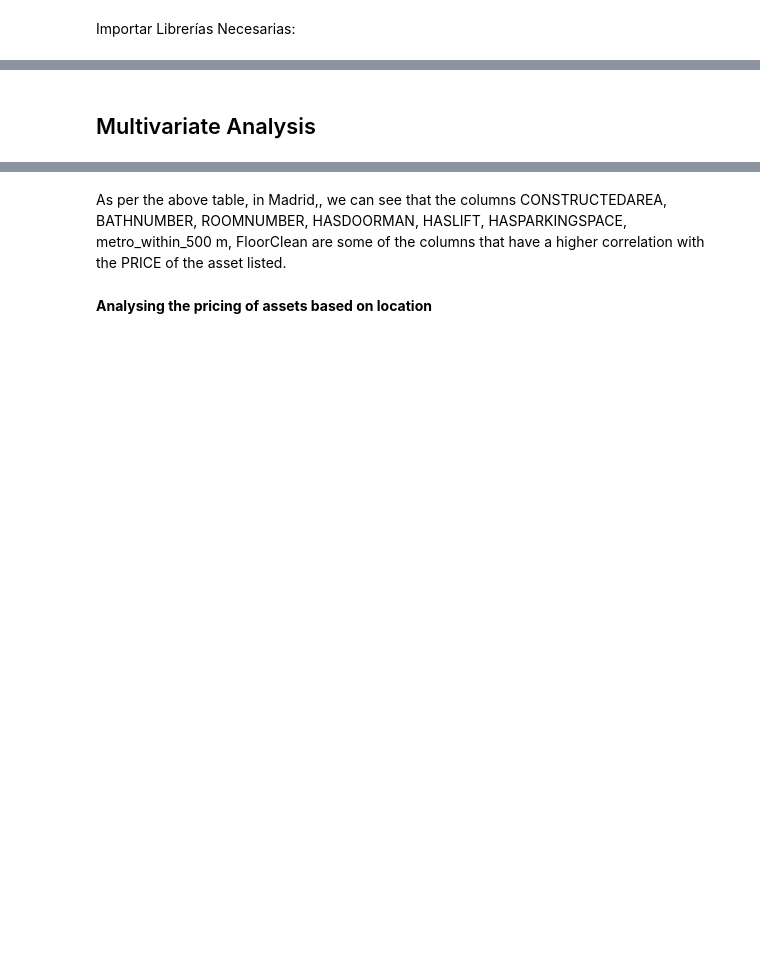
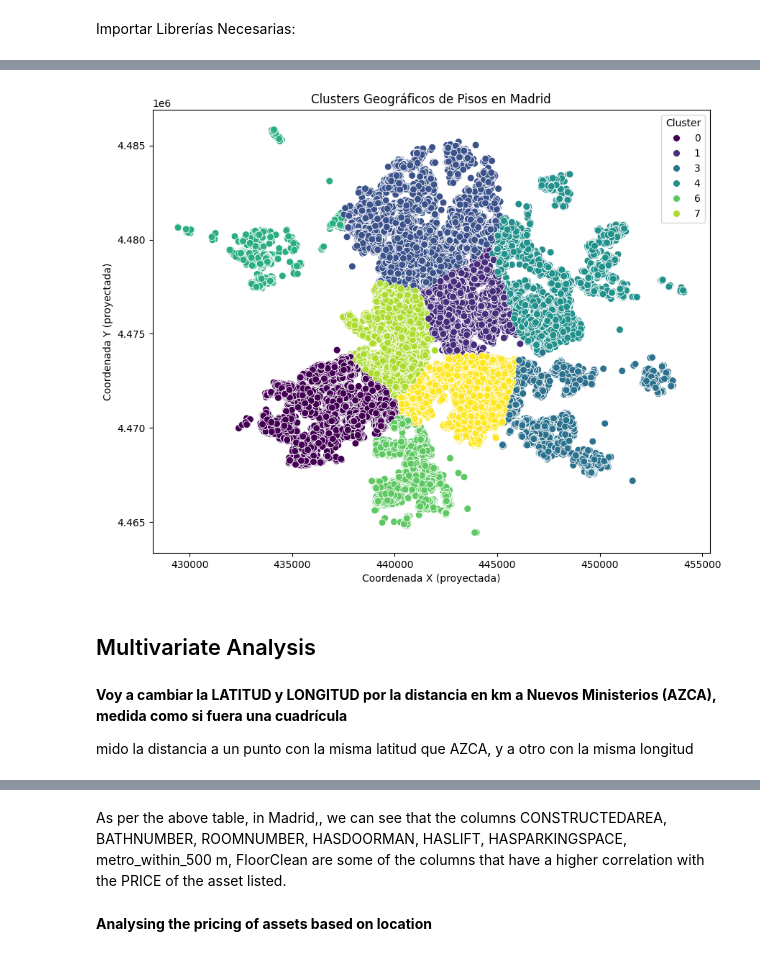
Before and after one commit to edouardor/Idealista_2024, a Jupyter notebook: Notebooks/Idealista Madrid github.ipynb, the cells around one changed output, grey strips where cells are left out. Cells and saved outputs as stored; diff of their text form; code cells hidden in the pictures; blank space fills up the shorter version.

```diff
--- a/Notebooks/Idealista Madrid github.ipynb
+++ b/Notebooks/Idealista Madrid github.ipynb
@@ -206,0 +270,18 @@ Importar Librerías Necesarias:
+# %%
+k_optimo = 9
+kmeans = KMeans(n_clusters=k_optimo, random_state=42)
+kmeans.fit(X_scaled)
+clusters_geograficos = kmeans.predict(X_scaled)
+
+# Añadir los clusters al GeoDataFrame
+gdf_Madrid['Cluster_Geografico'] = clusters_geograficos
+# %%
+plt.figure(figsize=(10,8))
+sns.scatterplot(x=gdf_Madrid.geometry.x, y=gdf_Madrid.geometry.y, hue=gdf_Madrid['Cluster_Geografico'], palette='viridis', s=50)
+plt.title('Clusters Geográficos de Pisos en Madrid')
+plt.xlabel('Coordenada X (proyectada)')
+plt.ylabel('Coordenada Y (proyectada)')
+plt.legend(title='Cluster')
+plt.show()
+# %% [output]
+[figure, added]
@@ -207,2 +290,6 @@ Importar Librerías Necesarias:
 # %% [markdown]
 ## Multivariate Analysis
+# %% [markdown]
+**Voy a cambiar la LATITUD y LONGITUD por la distancia en km a Nuevos Ministerios (AZCA), medida como si fuera una cuadrícula**
+
+mido la distancia a un punto con la misma latitud que AZCA, y a otro con la misma longitud
```
Also changed, not shown: parts of 78 cells of this notebook, 1 other file.
